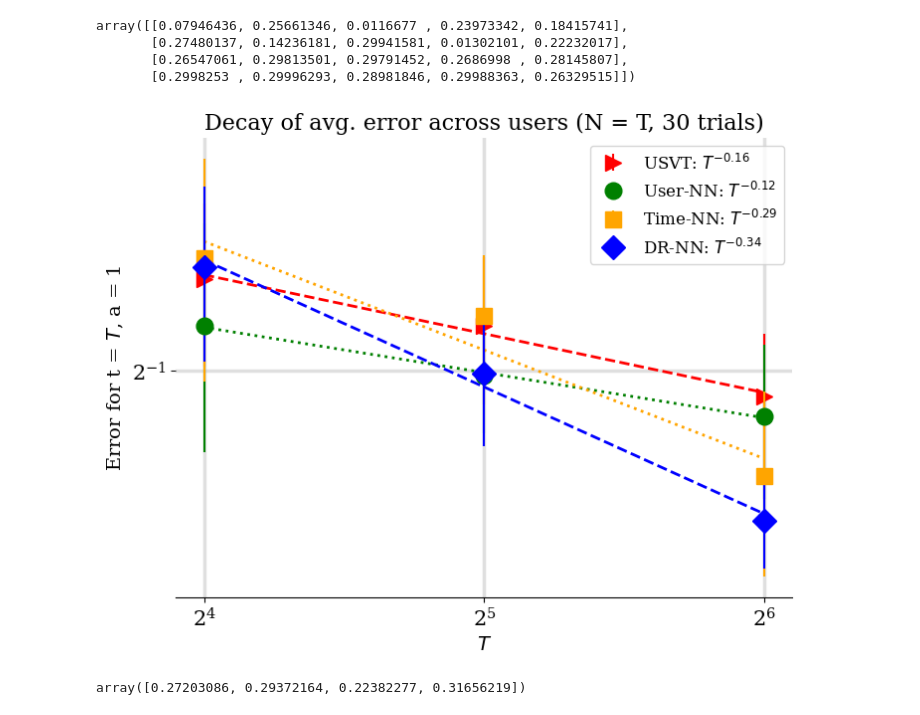
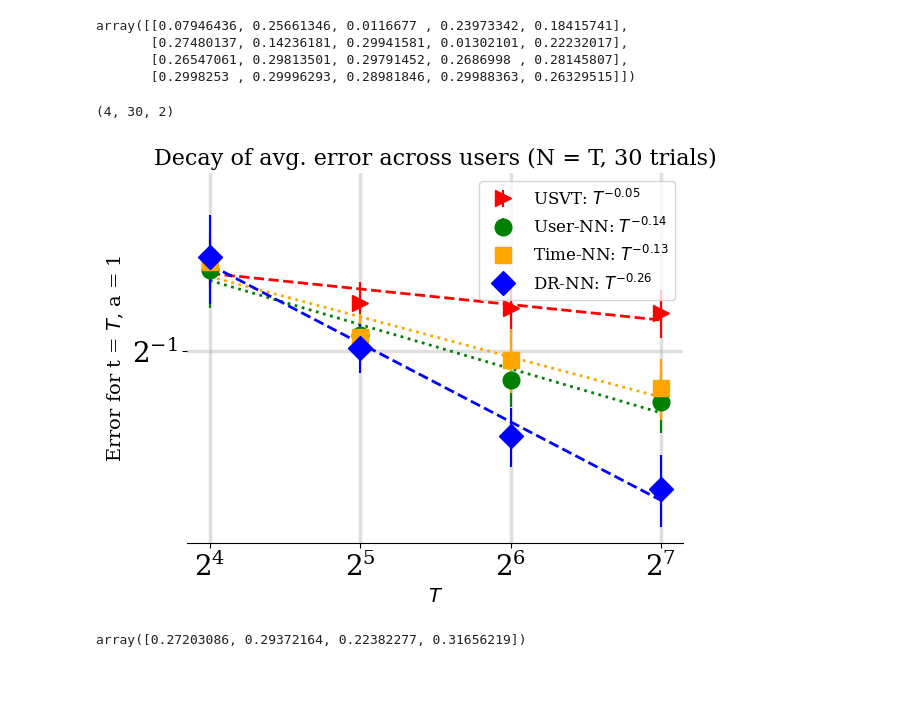
Before and after one commit to calebchin/DRNN, a Jupyter notebook: drnn_sims.ipynb, the cells around one changed output. Saved outputs shown, nothing was run; the diff lists cells and outputs as text; code cells hidden in the pictures; blank space fills up the shorter version.

```diff
--- a/drnn_sims.ipynb
+++ b/drnn_sims.ipynb
@@ -351,10 +330,10 @@ FileNotFoundError: [Errno 2] No such file or directory: 'experimental_results/dr
 # %%
 # non lin
 direc = "experimental_results"
-drnn_err = np.load(direc + "/drnn_mcar_N4_7_p5_nonlin_cube_uv11_d2_abs_err.npy")
-drnn_eta = np.load(direc + "/drnn_mcar_N4_7_p5_nonlin_cube_uv11_d2_abs_eta.npy")
-unit_err = np.load(direc + "/drnn_mcar_N4_7_p5_nonlin_cube_uv11_d2_unit_abs_err.npy")
-unit_eta = np.load(direc + "/drnn_mcar_N4_7_p5_nonlin_cube_uv11_d2_unit_abs_eta.npy")
-time_err = np.load(direc + "/drnn_mcar_N4_7_p5_nonlin_cube_uv11_d2_time_abs_err.npy")
-time_eta = np.load(direc + "/drnn_mcar_N4_7_p5_nonlin_cube_uv11_d2_time_abs_eta.npy")
-usvt_err = np.load(direc + "/drnn_mcar_N4_7_p5_nonlin_cube_uv11_d2_usvt_abs_err.npy")
+drnn_err = np.load(direc + "/drnn_full_etarand_ssplit_mcar_N4_7_blin_uv11_d4_p5_abs_err.npy")
+drnn_eta = np.load(direc + "/drnn_full_etarand_ssplit_mcar_N4_7_blin_uv11_d4_p5_abs_eta.npy")
+unit_err = np.load(direc + "/drnn_full_etarand_ssplit_mcar_N4_7_blin_uv11_d4_p5_unit_abs_err.npy")
+unit_eta = np.load(direc + "/drnn_full_etarand_ssplit_mcar_N4_7_blin_uv11_d4_p5_unit_abs_eta.npy")
+time_err = np.load(direc + "/drnn_full_etarand_ssplit_mcar_N4_7_blin_uv11_d4_p5_time_abs_err.npy")
+time_eta = np.load(direc + "/drnn_full_etarand_ssplit_mcar_N4_7_blin_uv11_d4_p5_time_abs_eta.npy")
+usvt_err = np.load(direc + "/drnn_full_etarand_ssplit_mcar_N4_7_blin_uv11_d4_p5_usvt_abs_err.npy")
@@ -459,7 +457,7 @@ import matplotlib as mpl
 plt.rc('font', family='serif')
 plt.rc('text', usetex=False)
 plt.rc('axes', axisbelow=True)
-label_size = 15
+label_size = 20
 mpl.rcParams['xtick.labelsize'] = label_size
 mpl.rcParams['ytick.labelsize'] = label_size
 mpl.rcParams['axes.labelsize'] = label_size
@@ -472,14 +470,17 @@ mpl.rcParams['legend.fontsize'] = label_size
 
 lss = ['--',  ':', '-.', '-', '--', '-.', ':', '-', '--', '-.', ':', '-']
 mss = ['x', 'o', '>', 's', 'D', '>', 'D', '>', 's', 'o', 'D']
+# %%
+time_err.shape
+# %% [output]
+(4, 30, 2)
 # %%
 import numpy as np
 import matplotlib.pyplot as plt
 
 # Define T values and corresponding error rates for each method
-T_values = np.array([2**4, 2**5, 2**6])
+T_values = np.array([2**4, 2**5, 2**6, 2**7])
 
-# USVT_errors = 2**-3 * T_values**-0.10
 UserNN_errors = np.nanmean(unit_err, axis = 1)
 TimeNN_errors = np.nanmean(time_err, axis = 1)
 DRNN_errors = np.nanmean(drnn_err, axis = 1)
@@ -493,7 +494,7 @@ usvt_stderr = np.nanstd(usvt_err, axis = 1) / np.sqrt(usvt_err.shape[1])
 
 
 # Create the plot
-plt.figure(figsize=(8, 6))
+plt.figure()
 #plt.plot(T_values, USVT_errors, 'r', linestyle='-', marker='D', markersize=8, linewidth=2, label=r'USVT: $T^{-0.46}$')
 
 def add_regression_line(x, y, color, label, linestyle):
@@ -509,38 +510,38 @@ tnn_slope = add_regression_line(T_values, TimeNN_errors, 'orange', 'Time-NN', ':
 drnn_slope = add_regression_line(T_values, DRNN_errors, 'blue', 'DR-NN', '--')
 
 # Plot each method with corresponding markers, colors, and line styles
 plt.errorbar(T_values, USVT_errors, yerr=usvt_stderr, fmt = 'r', marker='>', markersize=12, linestyle='None', barsabove=True, label=rf'USVT: $T^{{{usvt_slope:.2f}}}$')
 plt.errorbar(T_values, UserNN_errors, yerr=unn_stderr, fmt = 'g', marker='o', markersize=12, linestyle='None', label=rf'User-NN: $T^{{{unn_slope:.2f}}}$')
 plt.errorbar(T_values, TimeNN_errors, yerr=tnn_stderr, fmt='s', color = "orange", marker='s', linestyle='None', markersize=12, label=rf'Time-NN: $T^{{{tnn_slope:.2f}}}$')
 plt.errorbar(T_values, DRNN_errors, fmt='bD', yerr=drnn_stderr, markersize=12, linestyle="None", label=rf'DR-NN: $T^{{{drnn_slope:.2f}}}$')
 
 # Logarithmic scale for both axes
 plt.xscale('log', base=2)
 plt.yscale('log', base=2)
-
+plt.ylim(0, 0.75)
 # Axis labels
-plt.xlabel(r'$T$', fontsize=14)
-plt.ylabel(r'Error for t = $T$, a = 1', fontsize=14)
+plt.xlabel(r'T', fontsize=14)
+plt.ylabel(r'Error for t = T, a = 1', fontsize=14)
 
 # Title
 plt.title(r'Decay of avg. error across users (N = T, 30 trials)', fontsize=16)
 
 # Add legend
 plt.legend(fontsize=12)
 
 # Grid for better readability
 #plt.grid(True, which="both", linestyle='--', linewidth=0.5)
 ax1 = plt.gca()
 ax1.spines['top'].set_visible(False)
 ax1.spines['right'].set_visible(False)
 ax1.spines['left'].set_visible(False)
 ax1.grid(True, alpha=0.4)
 
 
 # Show the plot#
-#plt.savefig("drnn_mcar_blin_uv55_abserr_decay2_4_7.pdf", bbox_inches = "tight")
+plt.savefig("drnn_mcar_nonlin_uv11_abserr_decay.pdf", bbox_inches = "tight")
 # %% [output]
-[figure, old version]
+[figure, new version]
 # %%
 np.mean(usvt_err, axis = 1)
 # %% [output]
```
Also changed, not shown: parts of 15 cells of this notebook, 2 other files.
